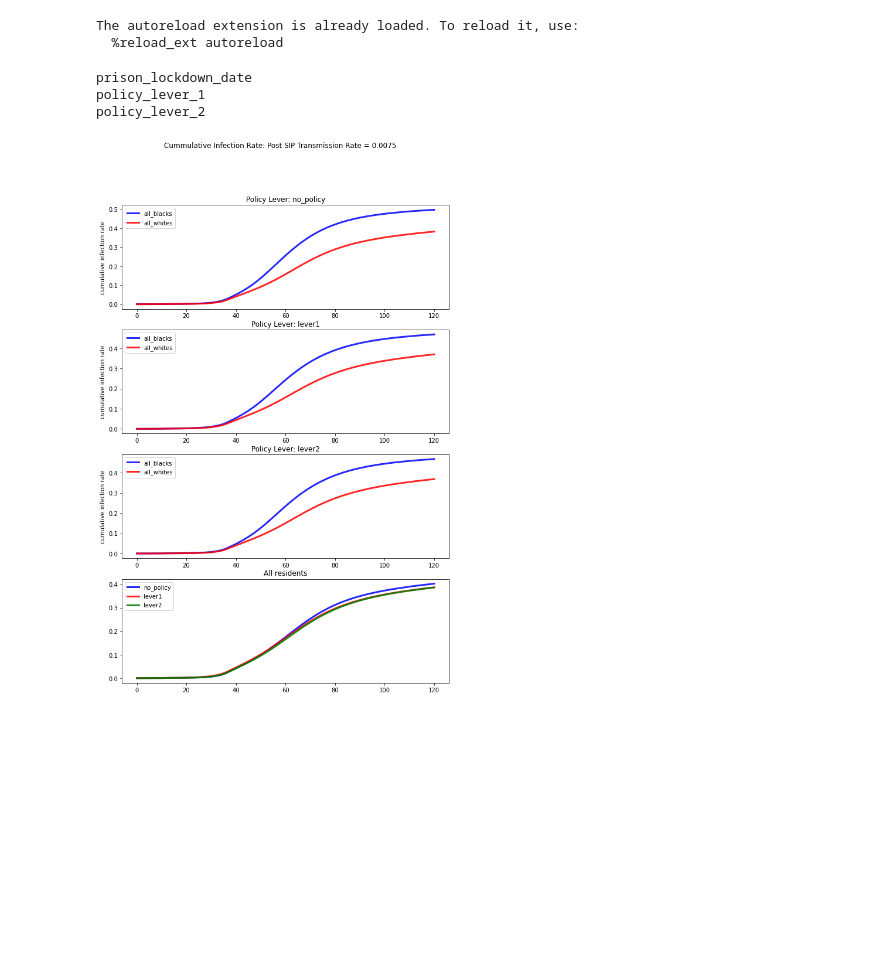
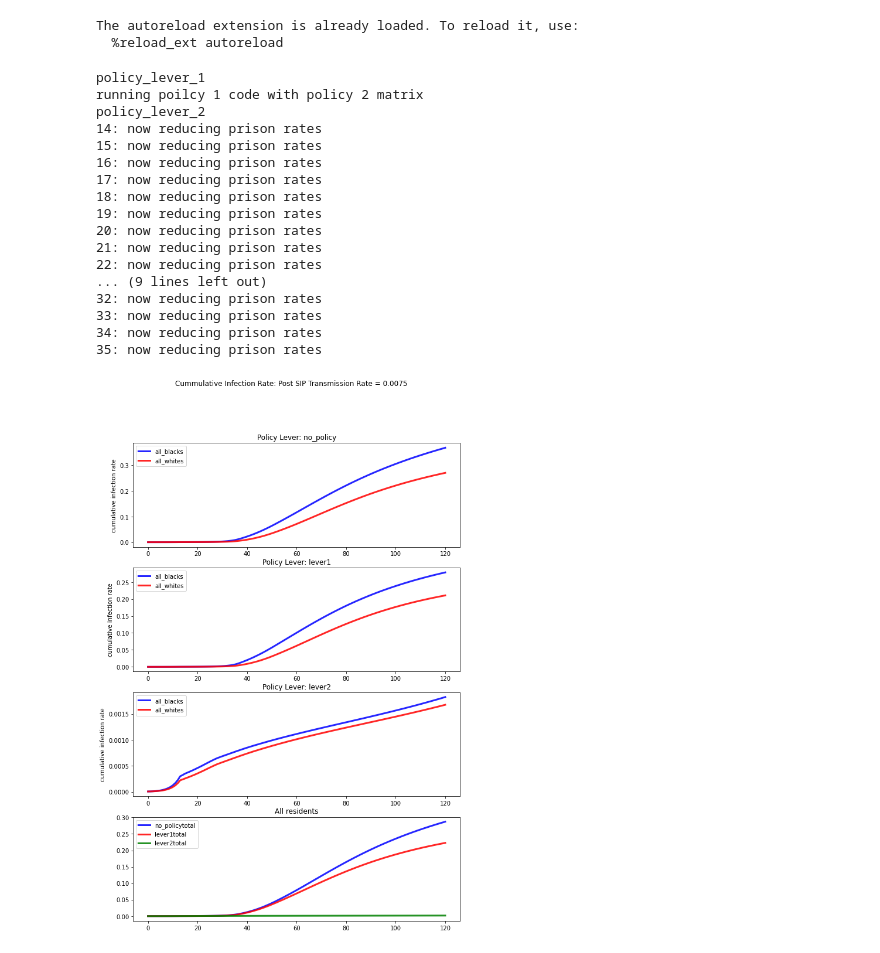
Before and after one commit to rachelwarren/CPE_Covid_Model, a Jupyter notebook: model/Model.ipynb, the cells around one changed output. Saved outputs shown, nothing was run; the diff lists cells and outputs as text; code cells hidden in the pictures; blank space fills up the shorter version.

Commit message:
working but policy levers look wierd

```diff
--- a/model/Model.ipynb
+++ b/model/Model.ipynb
@@ -139,20 +107,32 @@ def run_models(policy_input_dirs, starting_params, days):
             os.path.join(policy_input_path, inputs.CONTACT_MATRIX_PRE_SIP)).set_index('Group_Name'))
 
         group_size_data = pd.read_csv(os.path.join(policy_input_path, inputs.GROUP_SIZE_MATRIX), index_col = 0)
+        jail_release_date = starting_params.sip_start_date + 7
+        jail_release_shrink = 0.4
+        if policy_name == inputs.LEVER_1_FOLDER:
 
-        if policy_name == inputs.LEVER_1_FOLDER:
-            prison_lockdown_date = starting_params.sip_start_date + 7 #TODO: what should this actually be
-            group_size_2 = pd.read_csv(os.path.join(policy_input_path, inputs.GROUP_SIZE_PRISON_MATRIX))
-            print("prison_lockdown_date")
+            #group_size_2 = pd.read_csv(os.path.join(policy_input_path, inputs.GROUP_SIZE_PRISON_MATRIX))
+
             summary, infection_df, s_df, pop_size_df = run.run_policy_intervention(policy_name,
                 policy_input_path, starting_params, days,
                 group_size_data, contact_data_pre_SIP,
-                contact_data_post_sip, group_size_2, prison_lockdown_date)
+                contact_data_post_sip, jail_release_shrink, jail_release_date)
         elif policy_name == inputs.LEVER_2_FOLDER:
-               summary, infection_df, s_df, pop_size_df = run.run_policy_intervention(policy_name,
+            # For the below, we would change 0 and (1-0.95) if we want to change our rates
+            prison_sip_i_white = 516.47/(13621+516.47)*0
+            prison_sip_i_black = 563.16/(8953+563.16)*0
+            jail_sip_i_white = 13621/(13621+516.47)*0
+            jail_sip_i_black = 8953/(8953+563.16)*0
+            policy2_params = mp.Policy2Params(
+                 prison_sip_i_white, prison_sip_i_black,
+                 jail_sip_i_white, jail_sip_i_black)
+            print("running poilcy 1 code with policy 2 matrix")
+
+
+            summary, infection_df, s_df, pop_size_df = run.run_policy_intervention(policy_name,
                 policy_input_path, starting_params, days,
                 group_size_data, contact_data_pre_SIP,
-                contact_data_post_sip)
+                contact_data_post_sip, jail_release_shrink, jail_release_date,  policy2_params)
         else:
             summary, infection_df, s_df, pop_size_df = run.run_models(
                 policy_input_path, starting_params, days, group_size_data,contact_data_pre_SIP,
@@ -186,7 +166,7 @@ original_dir, lever_1_dir, lever_2_dir = inputs.write_all_matrices(INPUT_BASE_DI
 #inputs.compare_to_spread_sheet()
 # %%
 pd.options.mode.chained_assignment = None
-def make_susceptable_plot_1(s_maps, group_sizes, suptitle):
+def make_susceptable_plot(s_maps, group_sizes, suptitle):
     fig, ax  = plt.subplots(4, 1, figsize = (10, 15))
     no_policy = s_maps['no_policy']
     p = group_sizes.loc['no_policy_original']
@@ -216,7 +196,7 @@ def make_susceptable_plot_1(s_maps, group_sizes, suptitle):
             ax[i].legend()
             ax[i].set_ylabel('cumulative infection rate')
         ax[3].plot(df['Day'].values, 1 - (df['Total_Residents']/p['Total_Residents']),
-                   list(colors.values())[i], alpha=0.85, lw=3, label = policy_name)
+                   list(colors.values())[i], alpha=0.85, lw=3, label = policy_name+'total')
         ax[3].legend()
         ax[3].set_title('All residents')
     fig.suptitle(suptitle)
@@ -224,31 +238,45 @@ def make_susceptable_plot_1(s_maps, group_sizes, suptitle):
 # %%
 # Initial Input Parameters
 PRISON_PEAK_DATE = 35
 TRANSMISSION_RATE = 0.015
 POST_SIP_TRANMISSION_RATE = TRANSMISSION_RATE/2
 SIP_START_DATE  = 14
-INITIAL_INFECTION_RATE =10
+INITIAL_INFECTION_RATE =1
 
 OUTPUT_DIR = 'output/'  #input2/CONTACT_MATRIX_POST_SIP.csv
 CONTACT_MATRIX_PATH = 'CONTACT_MATRIX_POST_SIP.csv'
 PRE_SOCIAL_DISTANCE_CONTACT_MATRIX = "CONTACT_MATRIX_PRE_SIP.csv"
 GROUP_SIZE_PATH = 'GROUP_SIZE.csv'
 DAYS = 120
 prison_infection_rate = 0.35
 starting_params = mp.ModelParams(TRANSMISSION_RATE, SIP_START_DATE, INITIAL_INFECTION_RATE,
                                  PRISON_PEAK_DATE, prison_infection_rate,
-                                 post_sip_t=POST_SIP_TRANMISSION_RATE )
+                                 post_sip_t=POST_SIP_TRANMISSION_RATE)
 
 summary_stats, infection_maps, s_maps, group_sizes = run_models({inputs.ORIGINAL_FOLDER: original_dir,
                                                                   inputs.LEVER_1_FOLDER : lever_1_dir,
                                                                   inputs.LEVER_2_FOLDER: lever_2_dir},
                                                                   starting_params, DAYS)
 
 summary_stats.to_csv(os.path.join(OUTPUT_DIR, f'full_summary_stats_{TRANSMISSION_RATE}.csv'))
 
 make_susceptable_plot_1(s_maps, group_sizes, f'Cummulative Infection Rate: Post SIP Transmission Rate = {POST_SIP_TRANMISSION_RATE}')
 # %% [output]
-prison_lockdown_date
 policy_lever_1
+running poilcy 1 code with policy 2 matrix
 policy_lever_2
+14: now reducing prison rates
+15: now reducing prison rates
+16: now reducing prison rates
+17: now reducing prison rates
+18: now reducing prison rates
+19: now reducing prison rates
+20: now reducing prison rates
+21: now reducing prison rates
+22: now reducing prison rates
+... (9 lines left out)
+32: now reducing prison rates
+33: now reducing prison rates
+34: now reducing prison rates
+35: now reducing prison rates
-[figure, old version]
+[figure, new version]
```
Also changed, not shown: parts of 11 cells of this notebook, 4 other files.
